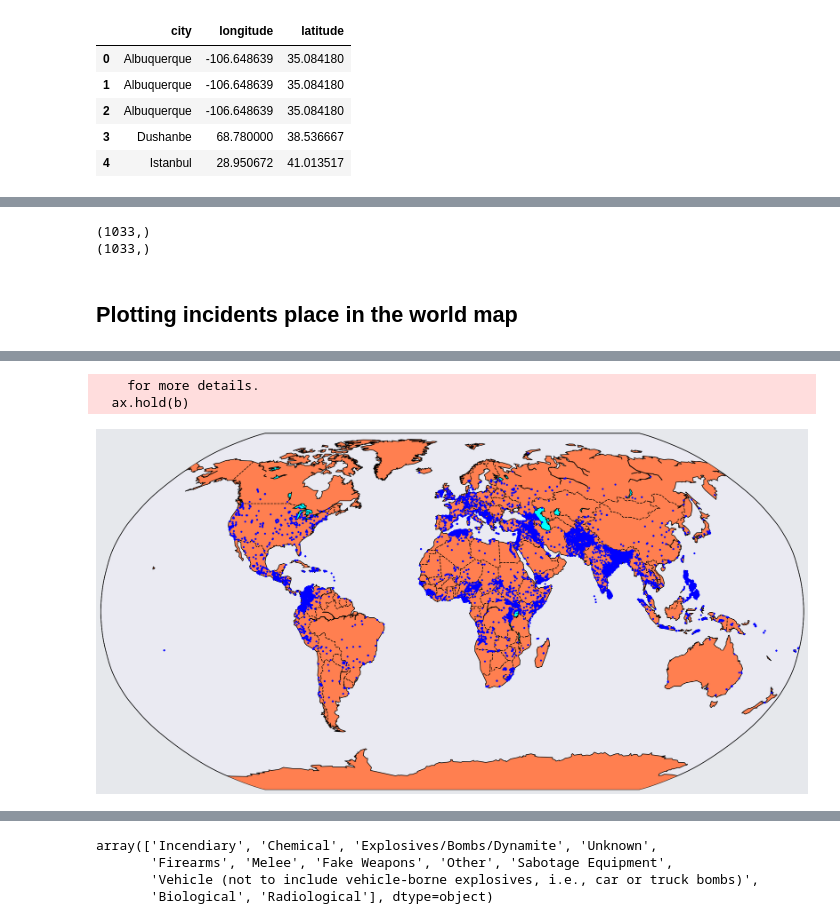
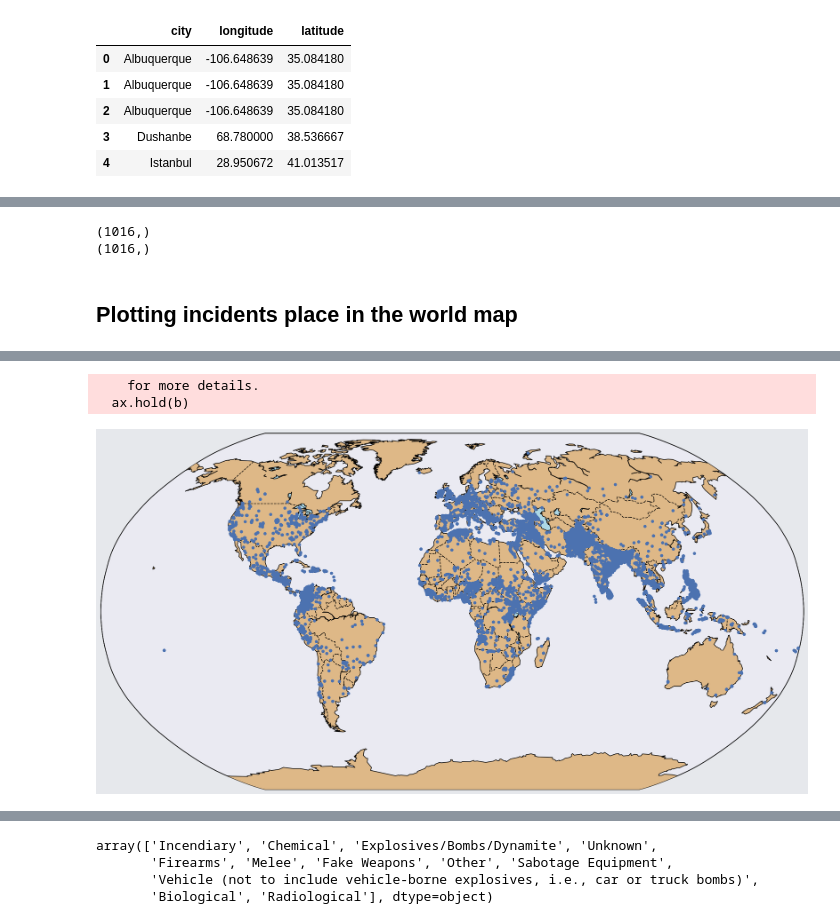
Before and after one commit to rnepal2/Global-Terrorism-Data-Analysis, a Jupyter notebook: gtd_analysis.ipynb, the cells around one changed output, grey strips where cells are left out. Cells and saved outputs as stored; diff of their text form; code cells hidden in the pictures.

```diff
--- a/gtd_analysis.ipynb
+++ b/gtd_analysis.ipynb
@@ -93 +118,9 @@ df.columns, print(df.columns.shape)
        dtype='object'), None)
+# %%
+imp_columns = {'eventid', 'year', 'month', 'day', 'date', 'country', 'country_txt', 'region_txt', 'provstate', 'city',
+              'latitude', 'longitude', 'summary', 'crit1', 'success', 'suicide', 'attacktype1_txt', 'targtype1_txt',
+              'gname', 'motive', 'claimed', 'weaptype1_txt', 'nkill', 'nkillus', 'nkillter', 'nwound', 'nwoundus',
+              'nwoundte'}
+# %%
+data_frame = pd.DataFrame(df, columns=imp_columns)
+data_frame.head()
@@ -128,5 +179,5 @@ The claimed has only three unique values: 0: Not claimed, 1: claimed and -9: Unk
 
 If the value is missing we assume that the incident was not claimed ie. NaN => 0.
 # %%
-df['claimed'] = df['claimed'].fillna(0)
+data_frame['claimed'] = data_frame['claimed'].fillna(0)
 # %%
@@ -151,8 +202,9 @@ df[tmp_list][df['latitude'].isnull() & df['city'].isnull()].shape
 # %% [markdown]
 Since only 17 of the events miss both of the city and longitude information simultaneously. We we reciprocate the 'city' and 'latitude/longitude' missing values from each other columns. Those 17 events which miss both can be dropped.
 # %%
-rows_missing_both_city_coords = df[['city', 'latitude', 'longitude']][df['latitude'].isnull() & df['city'].isnull()].index.tolist()
+rows_missing_both_city_coords = data_frame[['city', 'latitude', 'longitude']][data_frame['latitude'].isnull() &
+                                data_frame['city'].isnull()].index.tolist()
 
 # the new df ahead will not contain those 17 events: dropping those events
-df = df.drop(rows_missing_both_city_coords)
+data_frame = data_frame.drop(rows_missing_both_city_coords)
 # %%
@@ -195,11 +247,11 @@ for city in all_cities:
 # %%
 # equal number of events missing latitude and longitude => same events missing both?
 
-print(df[df['longitude'].isnull()==True]['country_txt'].shape)
-print(df[df['latitude'].isnull()==True]['country_txt'].shape)
+print(data_frame[data_frame['longitude'].isnull()==True]['country_txt'].shape)
+print(data_frame[data_frame['latitude'].isnull()==True]['country_txt'].shape)
 # %% [output]
-(1033,)
-(1033,)
+(1016,)
+(1016,)
 # %% [markdown]
 ## Plotting incidents place in the world map
 # %%
@@ -236,32 +288,35 @@ print(basemap.supported_projections)
 # %%
 # Plotting the incidents locations in the map
 
 fig = plt.figure(figsize=(20,15))
 m = Basemap(projection='robin', lon_0=0)
 
 # background color of the map - greyish color
 fig.patch.set_facecolor('#e6e8ec')
 
 #m.drawmapboundary(fill_color='aqua')
 
 # Draw coastlines, and the edges of the map.
 m.drawcoastlines(color='black')
-m.fillcontinents(color='coral', lake_color='aqua')
+m.fillcontinents(color='burlywood', lake_color='lightblue')
 m.drawcountries(linewidth=1, linestyle='dashed' ,color='black')
-
+m.drawmapboundary(fill_color='lightblue')
 
 graticule_width = 20
 graticule_color = 'white'
 
 m.drawmapboundary()
 
 # Convert latitude and longitude to x and y coordinates
-xs = list(df['longitude'].astype(float))
-ys = list(df['latitude'].astype(float))
+xs = list(data_frame['longitude'].astype(float))
+ys = list(data_frame['latitude'].astype(float))
+
+num_killed = list(data_frame['nkill'].astype(float))
+
 x, y = m(xs, ys)
-m.plot(x, y, 'bo', markersize=3)
+m.plot(x, y, "o", markersize=5, alpha=1)
 plt.show()
 # %% [output]
     for more details.
   ax.hold(b)
-[figure, old version]
+[figure, new version]
```
Also changed, not shown: parts of 96 cells of this notebook.
